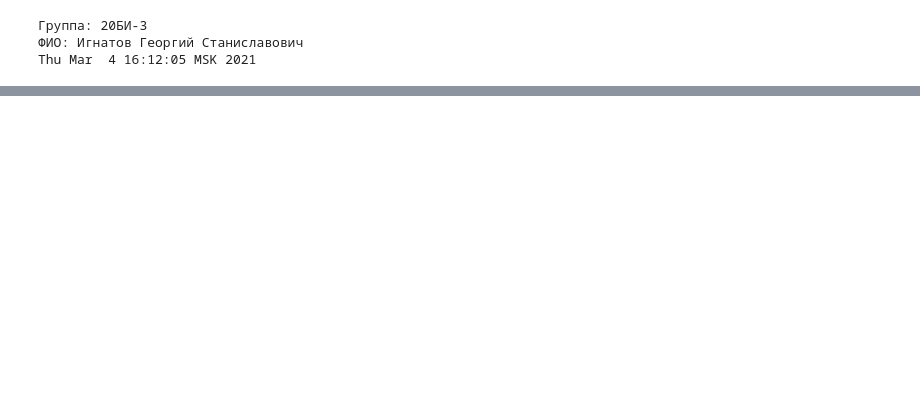
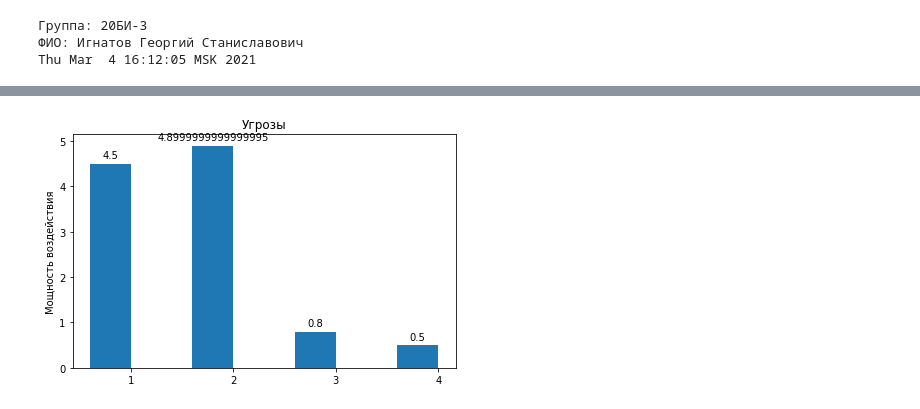
Before and after one commit to rabsiyanin/year_zero, a Jupyter notebook: kafe_colab.ipynb, the cells around one changed output, grey strips where cells are left out. Drawn from its saved outputs; the diff is of its cells as text; code cells hidden in the pictures; blank space fills up the shorter version.

```diff
--- a/kafe_colab.ipynb
+++ b/kafe_colab.ipynb
@@ -242,0 +325,77 @@ Requirement already satisfied, skipping upgrade: pyasn1<0.5.0,>=0.4.6 in /usr/lo
+# %%
+import os
+import time
+from google.colab import auth
+auth.authenticate_user()
+!pip install --upgrade gspread
+import gspread
+from oauth2client.client import GoogleCredentials
+print('\nРАБОТА С ТАБЛИЦЕЙ')
+%ll -lAF /content/drive/MyDrive/
+gs = gspread.authorize(GoogleCredentials.get_application_default())
+os.stat('/content/drive/MyDrive/KAFE.gsheet')
+table = gs.open_by_key('1iU-vyzOd_bMi2NZpy1BxN4RVzwPhCAUdG8aDMnSMPlU')
+worksheet = table.worksheet('Threats')
+rows = worksheet.get_all_values()
+name = list()
+actions = list()
+importance = list()
+probability = list()
+power = list()
+power_sh = list()
+power_raw = list()
+i=0
+for row in rows:
+  if(i>0):
+    print (i, row)
+    name.append(row[0])
+    actions.append(row[1])
+    importance.append(int(row[2]))
+    probability.append(float(row[3]))
+    power.append(int(row[2])*float(row[3]))
+    power_raw = list()
+    power_raw.append(int(row[2])*float(row[3])) #считается сила
+    power_sh.append(power_raw)
+  i+=1
+worksheet.update('E2:E8', power_sh)
+print('\n',name, actions, importance, probability, power, sep='\n', end='\n\n')
+threats_sum = sum(power)
+print('Суммарная сила сильный сторон:', threats_sum)
+worksheet.update('F2', threats_sum)
+
+import matplotlib
+import matplotlib.pyplot as plt
+import numpy as np
+i=0
+labels = list()
+cols = worksheet.col_values(1)
+for col in cols: #добавление значений name
+  if(i>0):
+    labels.append(i)
+  i+=1
+width = 0.4  #ширина колонок
+fig, ax = plt.subplots()
+x = np.arange(len(labels))
+rects = ax.bar(x - width/2, power, width)
+ax.set_ylabel('Мощность воздействия')
+ax.set_title('Угрозы')
+ax.set_xticks(x)
+ax.set_xticklabels(labels)
+def autolabel(rects):
+    #Добавление значений над диграммами
+    for rect in rects:
+        height = rect.get_height()
+        ax.annotate('{}'.format(height),
+                    xy=(rect.get_x() + rect.get_width() / 2, height),
+                    xytext=(0, 3),
+                    textcoords="offset points",
+                    ha='center', va='bottom')
+autolabel(rects) #значения над колонками
+fig.tight_layout()
+plt.show()
+j=0
+for col in cols: #печать обозначений под диаграммой
+  if(j>0):
+    print(j, '-', col)
+  j+=1
+# %% [output]
@@ -242,0 +419 @@ Requirement already satisfied, skipping upgrade: pyasn1<0.5.0,>=0.4.6 in /usr/lo
+[figure, added]
```
Also changed, not shown: parts of 8 cells of this notebook.
